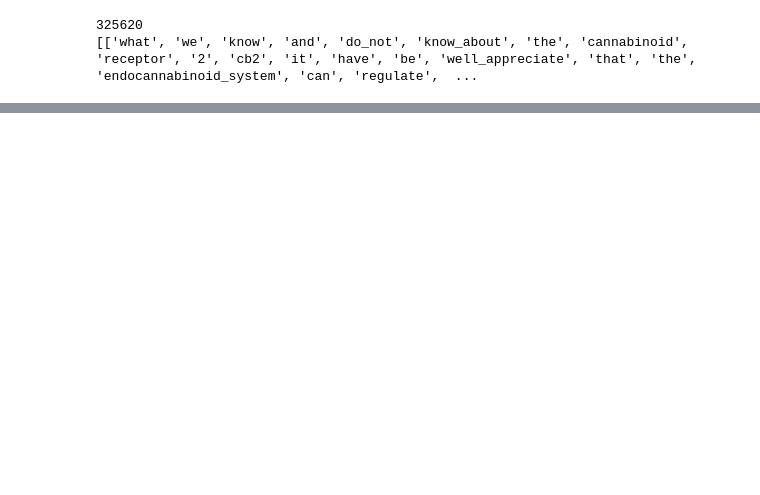
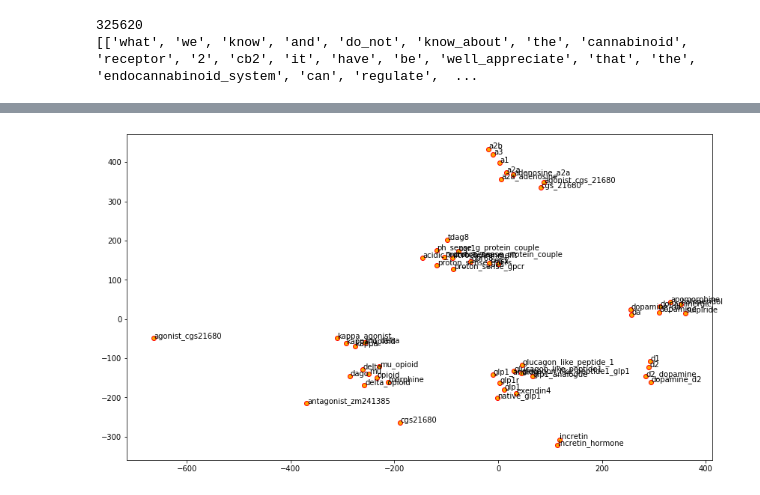
Before and after one commit to Shunling/CapstoneProjects, a Jupyter notebook: NaturalLanguageProcessingGPCR/Text_Analysis.ipynb, the cells around one changed output, grey strips where cells are left out. Cells and saved outputs as stored; diff of their text form; code cells hidden in the pictures; blank space fills up the shorter version.

```diff
--- a/NaturalLanguageProcessingGPCR/Text_Analysis.ipynb
+++ b/NaturalLanguageProcessingGPCR/Text_Analysis.ipynb
@@ -262,7 +269,8 @@ import warnings
 
 warnings.filterwarnings(action = 'ignore')
 # %%
-for s in it.islice(text, 0,10):
+text = LineSentence(datadir('fourgrams.txt'))
+for s in it.islice(text, 0,5):
     print(s[:-1])
 # %% [output]
 ['what', 'we', 'know', 'and', 'do_not', 'know_about', 'the', 'cannabinoid', 'receptor', '2', 'cb2']
@@ -311,7 +314,7 @@ class callback(CallbackAny2Vec):
 
     def on_epoch_end(self,model):
 
-        if self.epoch % 10 == 0:
+        if self.epoch % 5 == 0:
             loss_e = int(model.get_latest_training_loss())
             loss = loss_e - self.loss_s
             self.loss_s = loss_e
@@ -319,8 +322,8 @@ class callback(CallbackAny2Vec):
         self.epoch += 1
 # %%
 %%time
-feature_size = 100 # word vector dimensionality
-window_context = 30 # context window size
+feature_size = 300 # word vector dimensionality
+window_context = 50 # context window size
 min_word_count = 5 # minimum word count
 sample = 1e-3 # Downsample setting for frequent words
 model1 = Word2Vec(abstracts, #fourgrams abstract list tokenized in words
@@ -330,7 +333,7 @@ model1 = Word2Vec(abstracts, #fourgrams abstract list tokenized in words
                  sample = sample,
                  sg=1,
                  compute_loss = True,
-                 iter = 100,
+                 iter = 20,
                  workers = 3,
                  callbacks=[callback()]
                  )
@@ -339,5 +349,8 @@ KeyboardInterrupt:
 # %%
 # view similar words based on gensim's model
-similar_words = {search_term: [item[0] for item in model1.wv.most_similar([search_term], topn=7)]
-                  for search_term in ['g_protein_couple','dopamine','mu','']}
+def search_similar_words(search_terms,topn=10):
+    similar_words = {search_term: [item[0] for item in model1.wv.most_similar([search_term], topn=topn)]
+                  for search_term in search_terms}
+    return similar_words
+similar_words = search_similar_words(['dopamine','mu','a2a','gpr68','glp1'])
 similar_words
@@ -343,0 +375,19 @@ similar_words
+# %%
+# visualizing similarity
+from sklearn.manifold import TSNE
+import matplotlib.pyplot as plt
+
+words = sum([[k] + v for k, v in similar_words.items()], [])
+wvs = model1.wv[words]
+
+tsne = TSNE(n_components=2, random_state=0, n_iter=10000, perplexity=2)
+np.set_printoptions(suppress=True)
+T = tsne.fit_transform(wvs)
+labels = words
+
+plt.figure(figsize=(14, 8))
+plt.scatter(T[:, 0], T[:, 1], c='orange', edgecolors='r')
+for label, x, y in zip(labels, T[:, 0], T[:, 1]):
+    plt.annotate(label, xy=(x+1, y+1), xytext=(0, 0), textcoords='offset points')
+# %% [output]
+[figure, added]
```
Also changed, not shown: parts of 24 cells of this notebook.
